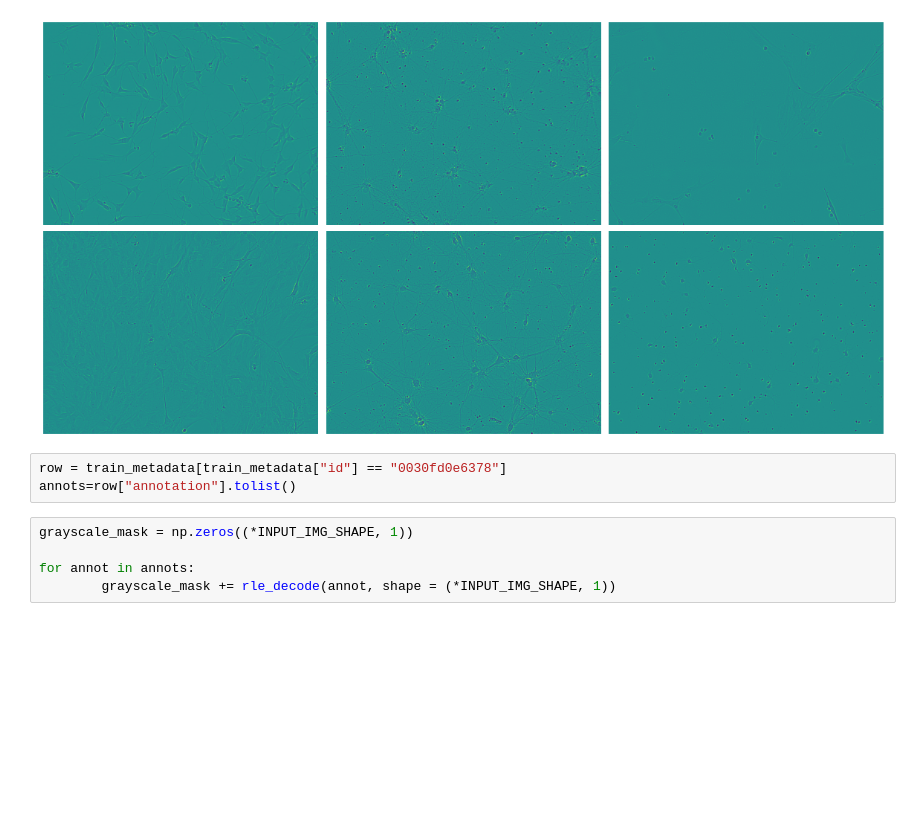
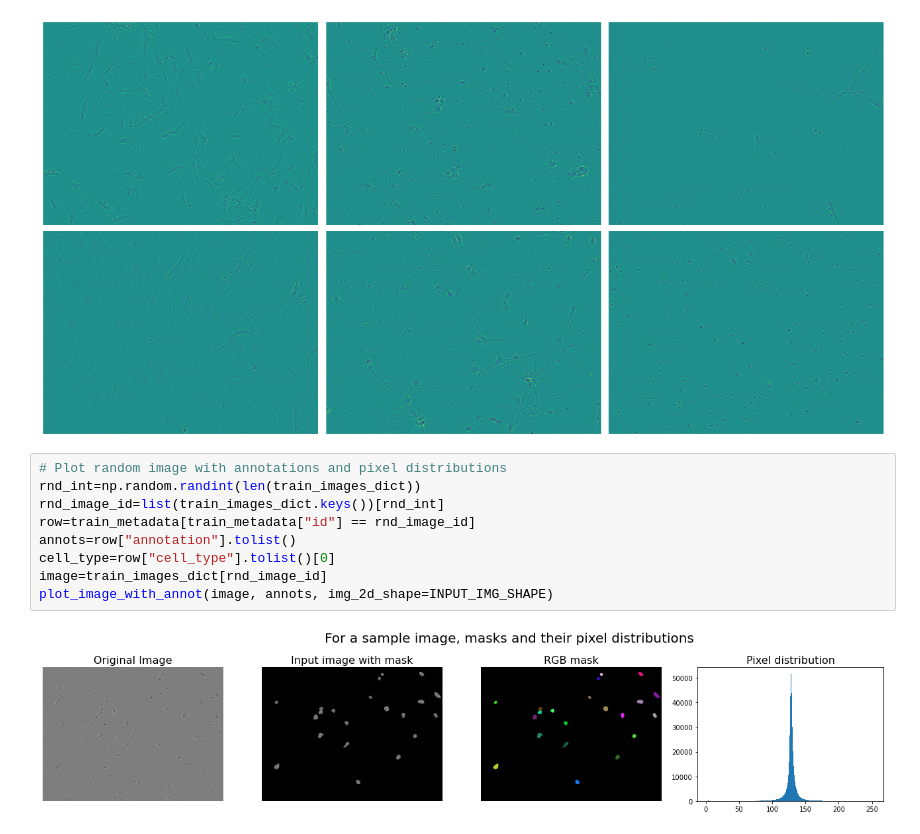
Before and after one commit to petersenjoern/sartorius-cell-segmentation, a Jupyter notebook: exploration.ipynb, the cells around one changed output. Cells and saved outputs as stored; diff of their text form; blank space fills up the shorter version.

Commit message:
plot random image with masks

```diff
--- a/exploration.ipynb
+++ b/exploration.ipynb
@@ -138,11 +190,14 @@ images = list(train_images_dict.values())[:number_of_images]
 plot_multiple_img(images, rows, cols)
 # %% [output]
 [figure]
-# %%
-row = train_metadata[train_metadata["id"] == "0030fd0e6378"]
-annots=row["annotation"].tolist()
-# %%
-grayscale_mask = np.zeros((*INPUT_IMG_SHAPE, 1))
-
-for annot in annots:
-        grayscale_mask += rle_decode(annot, shape = (*INPUT_IMG_SHAPE, 1))
+# %%
+# Plot random image with annotations and pixel distributions
+rnd_int=np.random.randint(len(train_images_dict))
+rnd_image_id=list(train_images_dict.keys())[rnd_int]
+row=train_metadata[train_metadata["id"] == rnd_image_id]
+annots=row["annotation"].tolist()
+cell_type=row["cell_type"].tolist()[0]
+image=train_images_dict[rnd_image_id]
+plot_image_with_annot(image, annots, img_2d_shape=INPUT_IMG_SHAPE)
+# %% [output]
+[figure, added]
```
Also changed, not shown: parts of 1 cell of this notebook.
